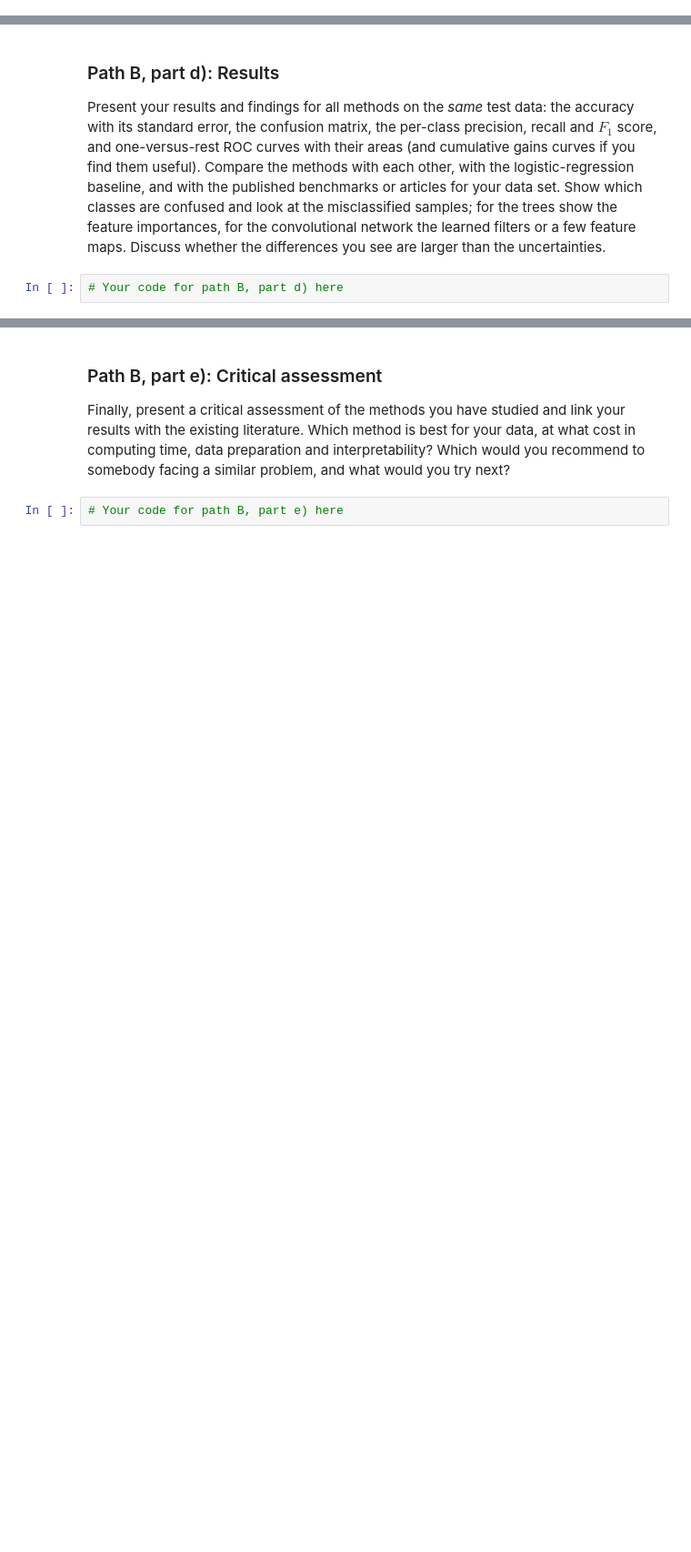
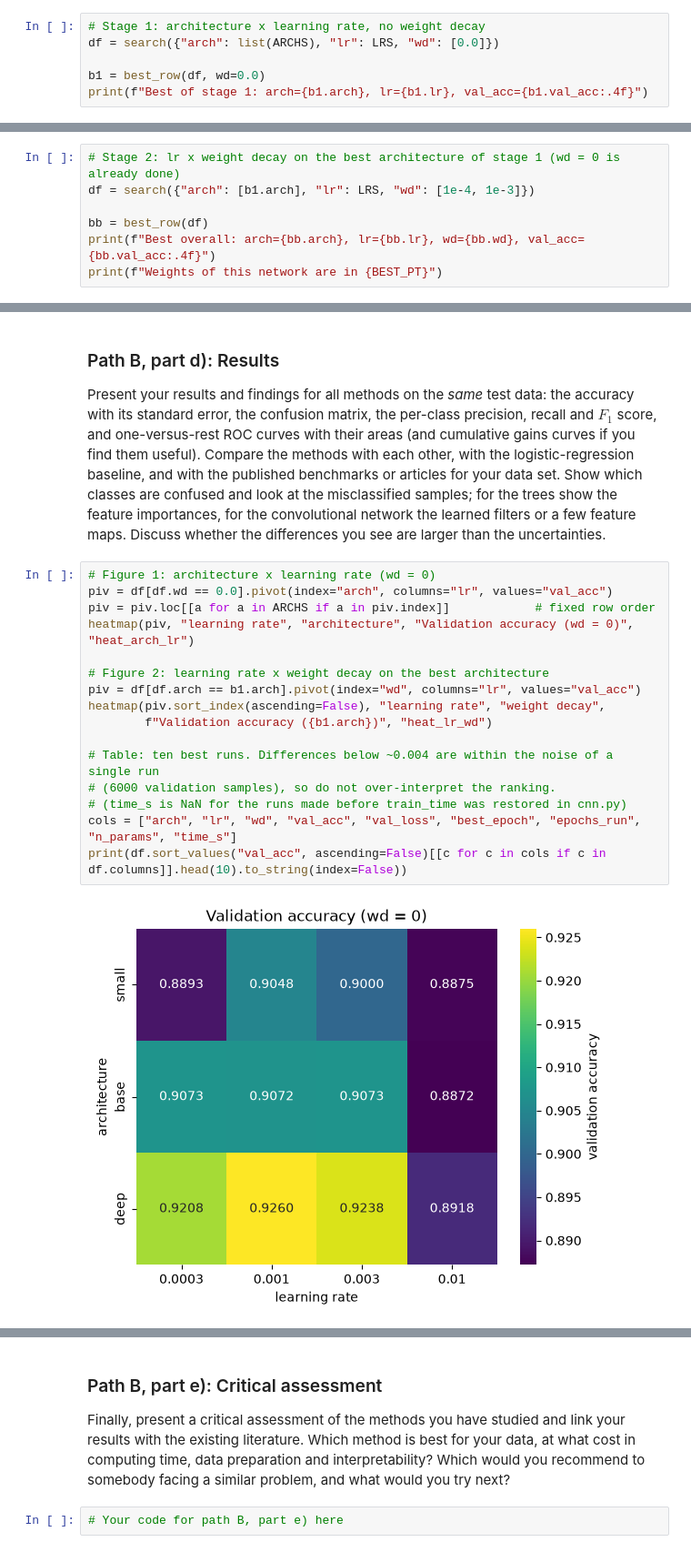
Before and after one commit to GiacomoSaporetti/FYS-STK4155-Project3, a Jupyter notebook: Code/Project3.ipynb, the cells around one changed output, grey strips where cells are left out. Shown at 91% size. Saved outputs shown, nothing was run; the diff lists cells and outputs as text; blank space fills up the shorter version.

```diff
--- a/Code/Project3.ipynb
+++ b/Code/Project3.ipynb
@@ -72,0 +125,6 @@ Describe your algorithms and their implementation, and the tests you have perfor
+# %%
+# Stage 1: architecture x learning rate, no weight decay
+df = search({"arch": list(ARCHS), "lr": LRS, "wd": [0.0]})
+
+b1 = best_row(df, wd=0.0)
+print(f"Best of stage 1: arch={b1.arch}, lr={b1.lr}, val_acc={b1.val_acc:.4f}")
@@ -72,0 +145,7 @@ Describe your algorithms and their implementation, and the tests you have perfor
+# %%
+# Stage 2: lr x weight decay on the best architecture of stage 1 (wd = 0 is already done)
+df = search({"arch": [b1.arch], "lr": LRS, "wd": [1e-4, 1e-3]})
+
+bb = best_row(df)
+print(f"Best overall: arch={bb.arch}, lr={bb.lr}, wd={bb.wd}, val_acc={bb.val_acc:.4f}")
+print(f"Weights of this network are in {BEST_PT}")
@@ -75,4 +165,20 @@ Describe your algorithms and their implementation, and the tests you have perfor
 
 Present your results and findings for all methods on the *same* test data: the accuracy with its standard error, the confusion matrix, the per-class precision, recall and $F_1$ score, and one-versus-rest ROC curves with their areas (and cumulative gains curves if you find them useful). Compare the methods with each other, with the logistic-regression baseline, and with the published benchmarks or articles for your data set. Show which classes are confused and look at the misclassified samples; for the trees show the feature importances, for the convolutional network the learned filters or a few feature maps. Discuss whether the differences you see are larger than the uncertainties.
 # %%
-# Your code for path B, part d) here
+# Figure 1: architecture x learning rate (wd = 0)
+piv = df[df.wd == 0.0].pivot(index="arch", columns="lr", values="val_acc")
+piv = piv.loc[[a for a in ARCHS if a in piv.index]]            # fixed row order
+heatmap(piv, "learning rate", "architecture", "Validation accuracy (wd = 0)", "heat_arch_lr")
+
+# Figure 2: learning rate x weight decay on the best architecture
+piv = df[df.arch == b1.arch].pivot(index="wd", columns="lr", values="val_acc")
+heatmap(piv.sort_index(ascending=False), "learning rate", "weight decay",
+        f"Validation accuracy ({b1.arch})", "heat_lr_wd")
+
+# Table: ten best runs. Differences below ~0.004 are within the noise of a single run
+# (6000 validation samples), so do not over-interpret the ranking.
+# (time_s is NaN for the runs made before train_time was restored in cnn.py)
+cols = ["arch", "lr", "wd", "val_acc", "val_loss", "best_epoch", "epochs_run", "n_params", "time_s"]
+print(df.sort_values("val_acc", ascending=False)[[c for c in cols if c in df.columns]].head(10).to_string(index=False))
+# %% [output]
+[figure, added]
```
Also changed, not shown: parts of 9 cells of this notebook, 10 other files.
